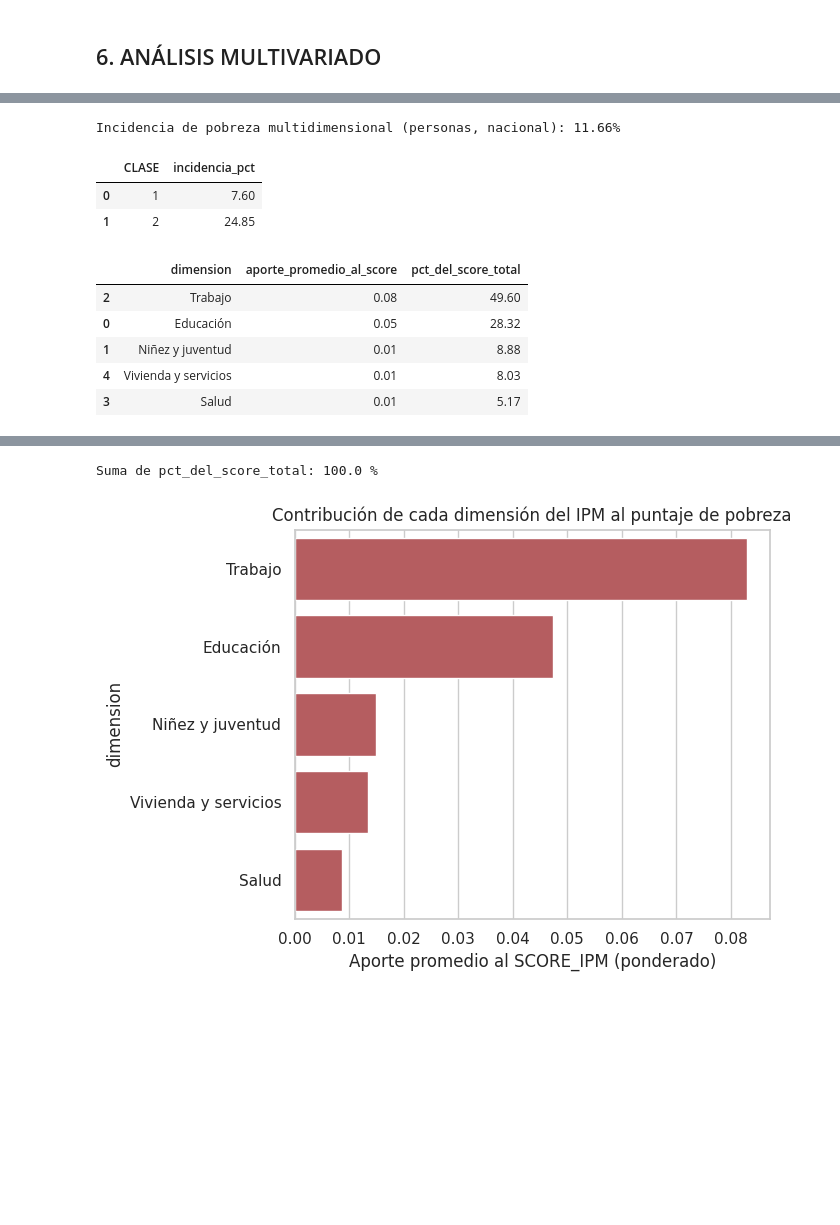
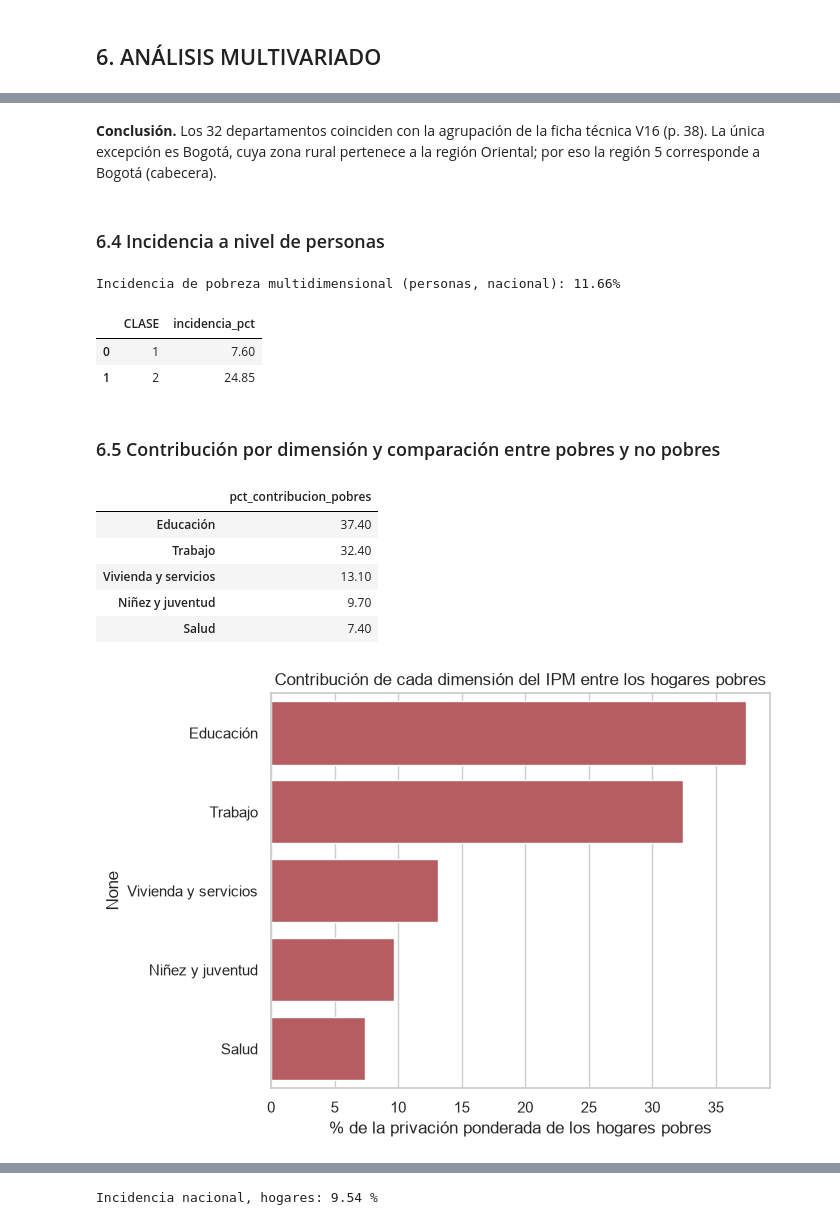
Before and after one commit to APES-M-JeissonS-JuanB/apes-pobreza-multidimensional-ecv2023, a Jupyter notebook: notebooks/APES_Entrega1.ipynb, the cells around one changed output, grey strips where cells are left out. Saved outputs shown, nothing was run; the diff lists cells and outputs as text; code cells hidden in the pictures; blank space fills up the shorter version.

```diff
--- a/notebooks/APES_Entrega1.ipynb
+++ b/notebooks/APES_Entrega1.ipynb
@@ -696,19 +820,31 @@ plt.tight_layout(); plt.savefig(os.path.join(FIGURES, "05_boxplots.png"), dpi=15
 # %% [markdown]
 ## 6. ANÁLISIS MULTIVARIADO
 # %%
+# CARGA DE LAS BASES LIMPIAS (Sección 6)
+# Qué hace: carga los parquet generados en 4.2 para trabajar sin repetir la limpieza.
+# Nota: PESOS se repite aquí (iguales a los de la Sección 4) para poder ejecutar la Sección 6 de forma independiente.
 import os
 import numpy as np
 import pandas as pd
 import matplotlib.pyplot as plt
 import seaborn as sns
 
+# Rutas: raíz del repo y carpetas de datos procesados y figuras.
 BASE_PATH = os.path.abspath(os.path.join(os.getcwd(), ".."))
 PROCESSED = os.path.join(BASE_PATH, "data", "processed")
 FIGURES   = os.path.join(BASE_PATH, "figures")
 sns.set_theme(style="whitegrid", context="notebook")
 
+# hog: una fila por hogar (indicadores I01-I15, SCORE_IPM, POBRE_IPM, FEX_C...). per: una fila por persona.
 hog = pd.read_parquet(os.path.join(PROCESSED, "ecv2023_hogares_limpia.parquet"))
 per = pd.read_parquet(os.path.join(PROCESSED, "ecv2023_personas_limpia.parquet"))
+# Pesos oficiales de los indicadores (los mismos de la Sección 4).
+PESOS = {"I01_logro_educ": .10, "I02_analfabetismo": .10,
+         "I03_inasistencia": .05, "I04_rezago": .05, "I05_primera_infancia": .05, "I06_trabajo_infantil": .05,
+         "I07_desempleo_larga": .10, "I08_informal": .10,
+         "I09_sin_aseguramiento": .10, "I10_barreras_salud": .10,
+         "I11_agua": .04, "I12_excretas": .04, "I13_pisos": .04, "I14_paredes": .04, "I15_hacinamiento": .04}
+
 print(hog.shape, per.shape)
 hog.head()
 # %% [output]
@@ -847 +1020,5 @@ CLASE:
+# %% [markdown]
+**Conclusión.** Los 32 departamentos coinciden con la agrupación de la ficha técnica V16 (p. 38). La única excepción es Bogotá, cuya zona rural pertenece a la región Oriental; por eso la región 5 corresponde a Bogotá (cabecera).
+# %% [markdown]
+### 6.4 Incidencia a nivel de personas
 # %%
@@ -865,45 +1044,54 @@ Incidencia de pobreza multidimensional (personas, nacional): 11.66%
 |  | CLASE | incidencia_pct |
 | 0 | 1 | 7.60 |
 | 1 | 2 | 24.85 |
+# %% [markdown]
+### 6.5 Contribución por dimensión y comparación entre pobres y no pobres
 # %%
-# 6.5 Agrupar los 15 indicadores en las 5 dimensiones oficiales del IPM
+# 6.5 CONTRIBUCIÓN DE LAS DIMENSIONES ENTRE LOS HOGARES POBRES
+# Qué hace: (1) agrupa los 15 indicadores en las 5 dimensiones y calcula cuánto aporta cada una a la privación ponderada de los hogares pobres (así lo mide el DANE);
+# (2) compara el % de privación de pobres vs no pobres en cada indicador (razón = pobres / no pobres).
+# Resultado: educación (37,4%) y trabajo (32,4%) aportan casi 70%; el analfabetismo separa mucho más a pobres de no pobres que la informalidad.
+# Ojo: POBRE_IPM se construye con estos mismos indicadores, así que parte de la diferencia es mecánica.
 DIMENSIONES = {
     "Educación": ["I01_logro_educ", "I02_analfabetismo"],
     "Niñez y juventud": ["I03_inasistencia", "I04_rezago", "I05_primera_infancia", "I06_trabajo_infantil"],
     "Trabajo": ["I07_desempleo_larga", "I08_informal"],
     "Salud": ["I09_sin_aseguramiento", "I10_barreras_salud"],
     "Vivienda y servicios": ["I11_agua", "I12_excretas", "I13_pisos", "I14_paredes", "I15_hacinamiento"],
 }
+# Hogares pobres y no pobres.
+pob = hog[hog["POBRE_IPM"] == 1]
+no  = hog[hog["POBRE_IPM"] == 0]
 
-def contribucion_dimension(df, cols, peso="FEX_C"):
-    # Suma de los pesos de PESOS para esos indicadores, ponderada por privación real del hogar
-    aporte = sum(df[c] * PESOS[c] for c in cols)
-    return (aporte * df[peso]).sum() / df[peso].sum()
-
-resumen_dim = pd.DataFrame({
-    "dimension": list(DIMENSIONES.keys()),
-    "aporte_promedio_al_score": [contribucion_dimension(hog, cols) for cols in DIMENSIONES.values()],
-})
-
-# Denominador también ponderado por FEX_C, para que sea consistente con el numerador
-score_mean_ponderado = (hog["SCORE_IPM"] * hog["FEX_C"]).sum() / hog["FEX_C"].sum()
-resumen_dim["pct_del_score_total"] = resumen_dim["aporte_promedio_al_score"] / score_mean_ponderado * 100
-
-resumen_dim = resumen_dim.sort_values("aporte_promedio_al_score", ascending=False)
+# Aporte de cada indicador = % de pobres privados x peso del indicador; luego se suma por dimensión y se expresa como % del total.
+aporte = pd.Series({c: np.average(pob[c], weights=pob["FEX_C"]) * PESOS[c] for c in indicadores})
+contrib = pd.Series({d: aporte[cols].sum() for d, cols in DIMENSIONES.items()})
+resumen_dim = (contrib / aporte.sum() * 100).round(1).sort_values(ascending=False).rename("pct_contribucion_pobres").to_frame()
 display(resumen_dim)
-print("Suma de pct_del_score_total:", resumen_dim["pct_del_score_total"].sum().round(2), "%")
 
 plt.figure(figsize=(7, 5))
-sns.barplot(data=resumen_dim, y="dimension", x="aporte_promedio_al_score", color="#C44E52")
-plt.xlabel("Aporte promedio al SCORE_IPM (ponderado)")
-plt.title("Contribución de cada dimensión del IPM al puntaje de pobreza")
+sns.barplot(x=resumen_dim["pct_contribucion_pobres"], y=resumen_dim.index, color="#C44E52")
+plt.xlabel("% de la privación ponderada de los hogares pobres")
+plt.title("Contribución de cada dimensión del IPM entre los hogares pobres")
 plt.tight_layout()
 plt.savefig(os.path.join(FIGURES, "06_barras_dimensiones_ipm.png"), dpi=150)
 plt.show()
+
+# ¿Qué indicadores distinguen a los pobres de los no pobres?
+cmp = pd.DataFrame({
+    "pobres_%":    [100 * np.average(pob[c], weights=pob["FEX_C"]) for c in indicadores],
+    "no_pobres_%": [100 * np.average(no[c],  weights=no["FEX_C"])  for c in indicadores]},
+    index=indicadores)
+cmp["razon"] = cmp["pobres_%"] / cmp["no_pobres_%"]
+display(cmp.round(1).sort_values("razon", ascending=False))
+
+# Incidencia nacional a nivel de HOGARES (distinta de la de personas, 11,66%).
+print("Incidencia nacional, hogares:", round(100 * np.average(hog["POBRE_IPM"], weights=hog["FEX_C"]), 2), "%")
 # %% [output]
-|  | dimension | aporte_promedio_al_score | pct_del_score_total |
-| 2 | Trabajo | 0.08 | 49.60 |
-| 0 | Educación | 0.05 | 28.32 |
-| 1 | Niñez y juventud | 0.01 | 8.88 |
-| 4 | Vivienda y servicios | 0.01 | 8.03 |
-| 3 | Salud | 0.01 | 5.17 |
+|  | pct_contribucion_pobres |
+| Educación | 37.40 |
+| Trabajo | 32.40 |
+| Vivienda y servicios | 13.10 |
+| Niñez y juventud | 9.70 |
+| Salud | 7.40 |
+[figure, new version]
@@ -910,5 +1114,4 @@ plt.show()
-Suma de pct_del_score_total: 100.0 %
+Incidencia nacional, hogares: 9.54 %
-[figure, old version]
 # %% [markdown]
 ### Conclusiones del análisis multivariado
 
```
Also changed, not shown: parts of 33 cells of this notebook, 15 other files.
